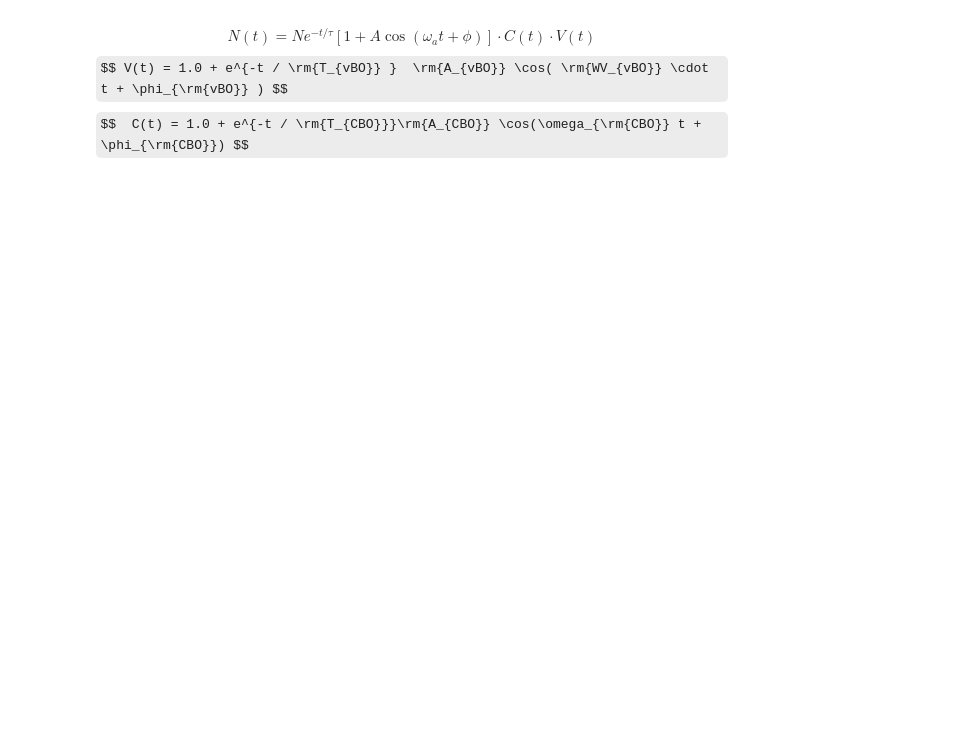
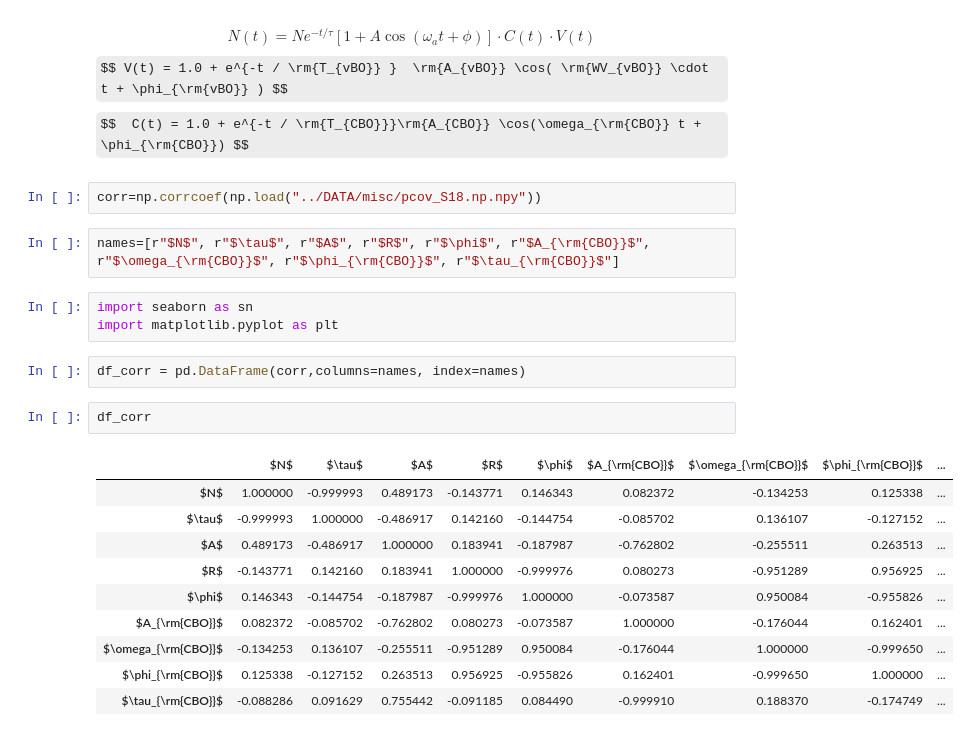
Before and after one commit to glukicov/EDMTracking, a Jupyter notebook: JupyterNB/Misc.ipynb, the cells around one changed output. Drawn from its saved outputs; the diff is of its cells as text; some formulas as TeX source; blank space fills up the shorter version.

```diff
--- a/JupyterNB/Misc.ipynb
+++ b/JupyterNB/Misc.ipynb
@@ -78,3 +82,25 @@ fig.savefig("../fig/NA_edm.png", dpi=300)
 $$N(t)=Ne^{-t/\tau}[1+A\cos(\omega_at+\phi)]\cdot{C(t)}\cdot{V(t)}$$
 $$ V(t) = 1.0 + e^{-t / \rm{T_{vBO}} }  \rm{A_{vBO}} \cos( \rm{WV_{vBO}} \cdot t + \phi_{\rm{vBO}} ) $$
 $$  C(t) = 1.0 + e^{-t / \rm{T_{CBO}}}\rm{A_{CBO}} \cos(\omega_{\rm{CBO}} t + \phi_{\rm{CBO}}) $$
+# %%
+corr=np.corrcoef(np.load("../DATA/misc/pcov_S18.np.npy"))
+# %%
+names=[r"$N$", r"$\tau$", r"$A$", r"$R$", r"$\phi$", r"$A_{\rm{CBO}}$", r"$\omega_{\rm{CBO}}$", r"$\phi_{\rm{CBO}}$", r"$\tau_{\rm{CBO}}$"]
+# %%
+import seaborn as sn
+import matplotlib.pyplot as plt
+# %%
+df_corr = pd.DataFrame(corr,columns=names, index=names)
+# %%
+df_corr
+# %% [output]
+|  | $N$ | $\tau$ | $A$ | $R$ | $\phi$ | $A_{\rm{CBO}}$ | $\omega_{\rm{CBO}}$ | $\phi_{\rm{CBO}}$ | ... |
+| $N$ | 1.000000 | -0.999993 | 0.489173 | -0.143771 | 0.146343 | 0.082372 | -0.134253 | 0.125338 | ... |
+| $\tau$ | -0.999993 | 1.000000 | -0.486917 | 0.142160 | -0.144754 | -0.085702 | 0.136107 | -0.127152 | ... |
+| $A$ | 0.489173 | -0.486917 | 1.000000 | 0.183941 | -0.187987 | -0.762802 | -0.255511 | 0.263513 | ... |
+| $R$ | -0.143771 | 0.142160 | 0.183941 | 1.000000 | -0.999976 | 0.080273 | -0.951289 | 0.956925 | ... |
+| $\phi$ | 0.146343 | -0.144754 | -0.187987 | -0.999976 | 1.000000 | -0.073587 | 0.950084 | -0.955826 | ... |
+| $A_{\rm{CBO}}$ | 0.082372 | -0.085702 | -0.762802 | 0.080273 | -0.073587 | 1.000000 | -0.176044 | 0.162401 | ... |
+| $\omega_{\rm{CBO}}$ | -0.134253 | 0.136107 | -0.255511 | -0.951289 | 0.950084 | -0.176044 | 1.000000 | -0.999650 | ... |
+| $\phi_{\rm{CBO}}$ | 0.125338 | -0.127152 | 0.263513 | 0.956925 | -0.955826 | 0.162401 | -0.999650 | 1.000000 | ... |
+| $\tau_{\rm{CBO}}$ | -0.088286 | 0.091629 | 0.755442 | -0.091185 | 0.084490 | -0.999910 | 0.188370 | -0.174749 | ... |
```
Also changed, not shown: parts of 8 cells of this notebook, 4 other files.
